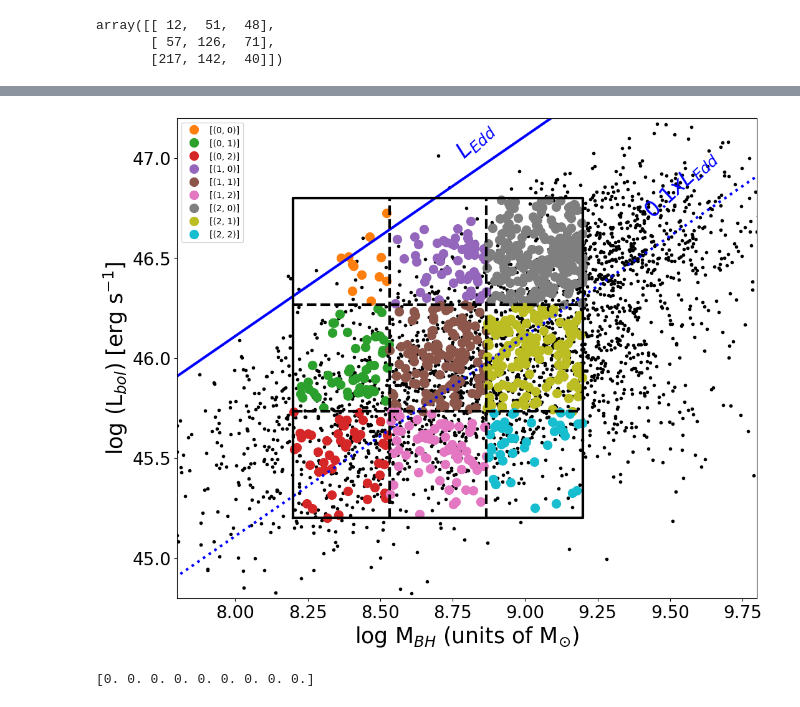
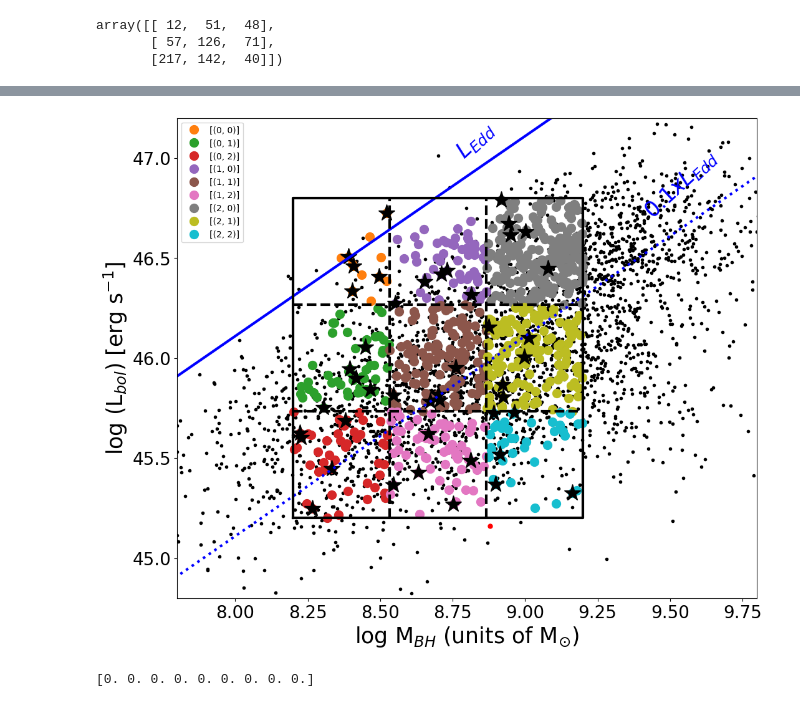
Before and after one commit to KBVovk/alma-targets, a Jupyter notebook: sample selection.ipynb, the cells around one changed output, grey strips where cells are left out. Drawn from its saved outputs; the diff is of its cells as text; code cells hidden in the pictures.

```diff
--- a/sample selection.ipynb
+++ b/sample selection.ipynb
@@ -158,0 +140,9 @@ random_00
+# %%
+# now choose number of pointings (n_pointings) you want to plan an also number of objects per cell (n_cell) to add to the final sample.
+# This number should be smaller or equal to the total number of objects in initial cell
+n_pointings = 3
+n_cell = 5
+
+# Randomly select n_cell objects from initial cell
+random_init_cell = random.sample(bins_indices[init_cell].tolist(), n_pointings)
+random_init_cell
@@ -242,0 +215,12 @@ plt.savefig(f"clusters_{r}deg.png",format='png',dpi=300)
+# %%
+# Randomly choose n_cell onjects from each cell to finilise sample.
+final_sample = [[[],[],[]],[[],[],[]],[[],[],[]]]
+
+for cell in bins_indices.keys():
+    final_sample[cell[0]][cell[1]] = random.sample(sample[cell[0]][cell[1]], n_cell)
+
+
+print(f"FINAL SAMPLE: {n_cell} per cell")
+for col in final_sample:
+    for row in col:
+        print(row)
@@ -243,9 +274,13 @@ plt.savefig(f"clusters_{r}deg.png",format='png',dpi=300)
 # %%
-fout = open(f"clusters_{r}deg", 'w')
-fout.write(f"{'ind':4s} {'id center':20s} {'ra':15s} {'dec':15s} {'N cluster':10s} {'cluster ind(r='}{r}{'deg)'}\n")
-for ind in clusters_for_cell_00.keys():
-    fout.write(f"{ind:4d} {id_red[ind]:20s} {ra_red[ind]:15.11f} {dec_red[ind]:15.11f} {len(clusters_for_cell_00[ind]):9d} {clusters_for_cell_00[ind]}\n")
+# wrire the final sample id's and coordinates to the file
+fout = open(f"{n_pointings}pointings_{n_cell}per-cell_{r}deg.txt", 'w')
+fout.write(f"{'cell':6s}, {'ind':4s} {'id':20s} {'ra':15s} {'dec':15s}\n")
+for cell in bins_indices:
+    for ind in final_sample[cell[0]][cell[1]]:
+        fout.write(f"{cell}, {ind:4d} {id_red[ind]:20s} {ra_red[ind]:15.11f} {dec_red[ind]:15.11f}\n")
+fout.close()
 # %%
+# plot final sample on the initial M(BH) vs L_bol plot.
 fig = plt.figure(figsize=(12,10))
 font_size = 20
 
@@ -272,39 +307,48 @@ for cell in bins_indices.keys():
         ms=10,
         c=colors[cell[0]][cell[1]],
         label=f"[{cell}]")
+
+    ax.plot(
+        mbh_red[final_sample[cell[0]][cell[1]]],
+        lbol_red[final_sample[cell[0]][cell[1]]],
+        marker='*',
+        linestyle='',
+        ms=20,
+        c='black'
+    )
 
 ax.legend()
 
 # ax.plot(mbh[red_sample][bins_indices[0,2]], lbol[red_sample][bins_indices[0,2]], 'o', c='green')
 
 l=np.array([7,11])
 m=np.array([45.11,49.11])
 ax.plot(l,m,'blue',linewidth=3)
 m=np.array([44.11,48.11])
 ax.plot(l,m,'blue',linewidth=3,linestyle='dotted')
 # black frame
 black_frame_x = [MASS1, MASS1, MASS2, MASS2, MASS1]
 black_frame_y = [LBOL1, LBOL2, LBOL2, LBOL1, LBOL1]
 ax.plot(black_frame_x, black_frame_y, linewidth=3, color='black')
 
 #divisions
 
 dl=(LBOL2-LBOL1)/3
 ax.plot([MASS1,MASS2],[LBOL1+dl,LBOL1+dl],'black',linewidth=3,linestyle='dashed')
 ax.plot([MASS1,MASS2],[LBOL2-dl,LBOL2-dl],'black',linewidth=3,linestyle='dashed')
 
 dm=(MASS2-MASS1)/3
 ax.plot([MASS1+dm,MASS1+dm],[LBOL1,LBOL2],'black',linewidth=3,linestyle='dashed')
 ax.plot([MASS2-dm,MASS2-dm],[LBOL1,LBOL2],'black',linewidth=3,linestyle='dashed')
 
 
 ax.text(8.75,47.0,'$L_{Edd}$',color='blue',fontsize=25,rotation=43)
 ax.text(9.4,46.7,'$0.1xL_{Edd}$',color='blue',fontsize=25,rotation=43)
 
 
-plt.savefig('sample.png',format='png',dpi=300)
+plt.savefig(f"{n_cell}per-cell_sample.png",format='png',dpi=300)
 # %% [output]
-[figure, old version]
+[figure, new version]
 # %%
 id_parent = id[index]
 ra_parent = ra[index]
```
Also changed, not shown: parts of 11 cells of this notebook.
